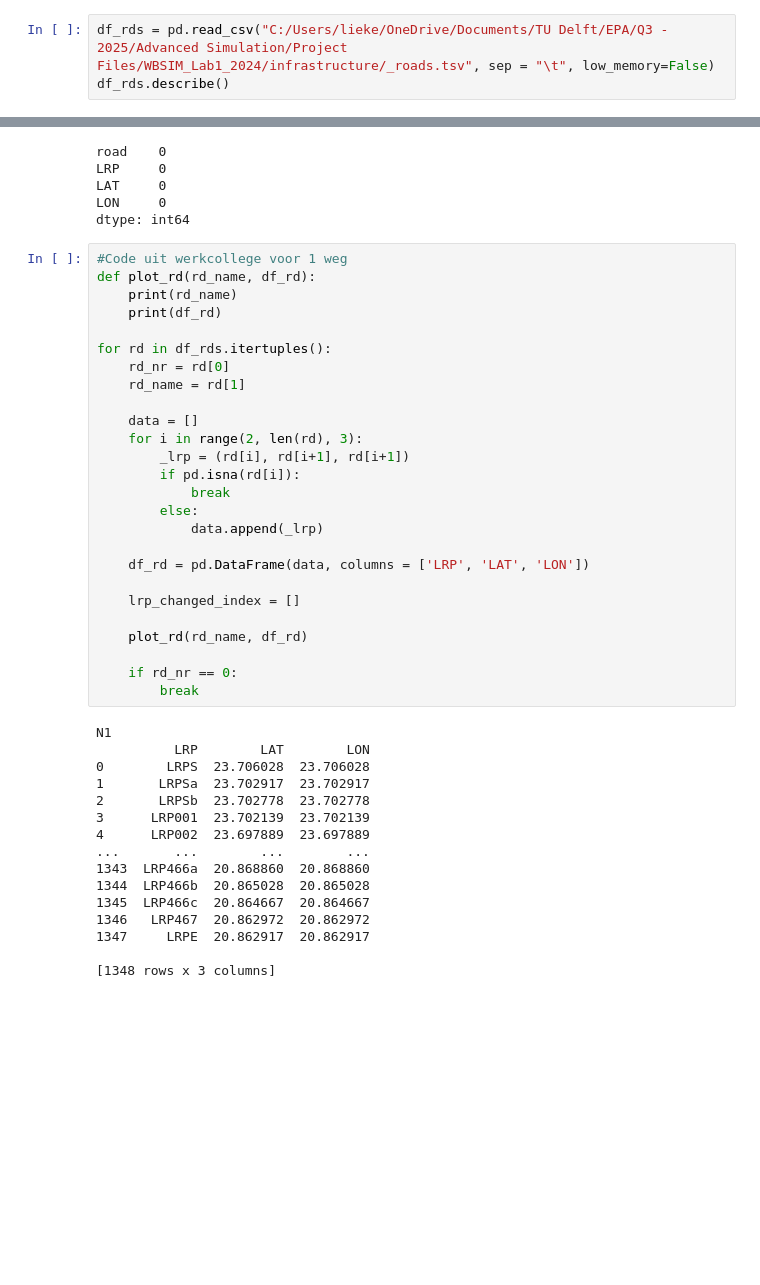
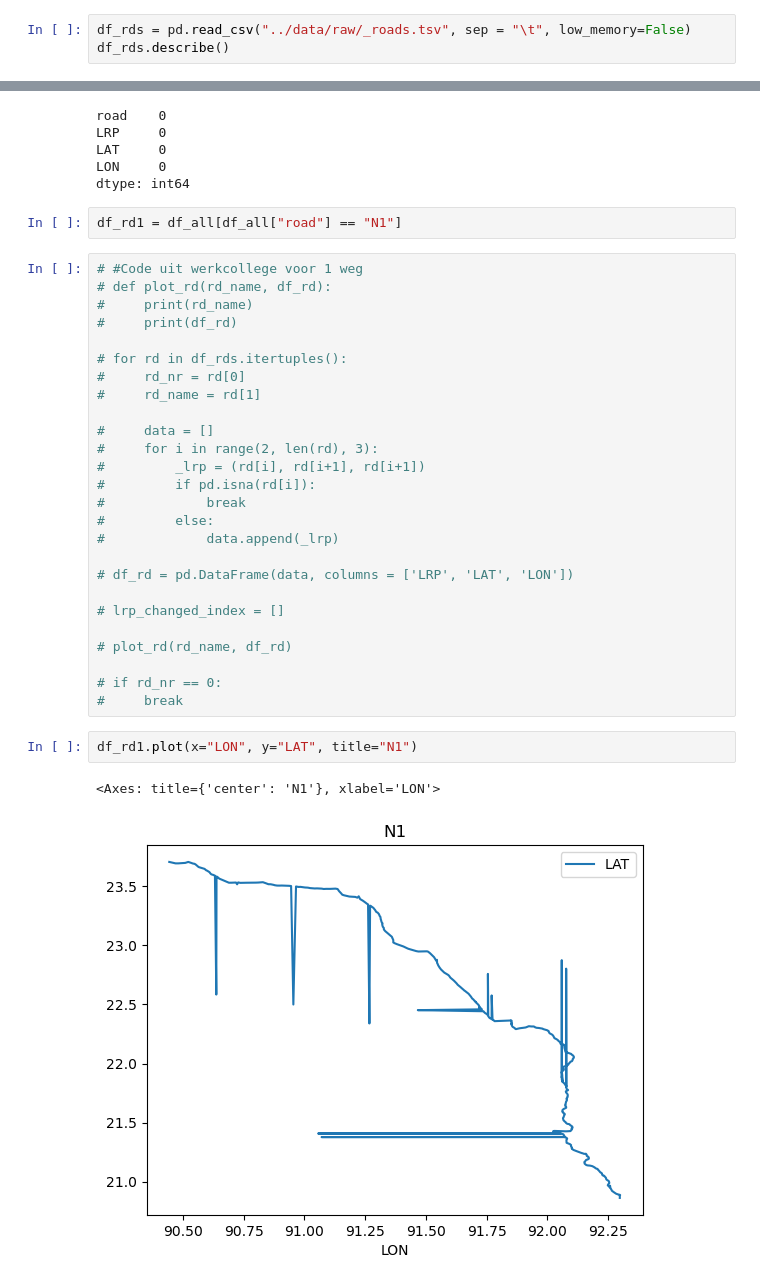
Before and after one commit to nielsvdd42/EPA133A-Advanced-Simulation-Group-1, a Jupyter notebook: Assignment 1/EPA133a-G01-A1/notebook/data_long_format_as.ipynb, the cells around one changed output, grey strips where cells are left out. Saved outputs shown, nothing was run; the diff lists cells and outputs as text; blank space fills up the shorter version.

Commit message:
n1 plotting code fixed

```diff
--- a/Assignment 1/EPA133a-G01-A1/notebook/data_long_format_as.ipynb
+++ b/Assignment 1/EPA133a-G01-A1/notebook/data_long_format_as.ipynb
@@ -3,7 +3,7 @@ import numpy as np
 import pandas as pd
 import matplotlib.pyplot as plt
 # %%
-df_rds = pd.read_csv("C:/Users/lieke/OneDrive/Documents/TU Delft/EPA/Q3 - 2025/Advanced Simulation/Project Files/WBSIM_Lab1_2024/infrastructure/_roads.tsv", sep = "\t", low_memory=False)
+df_rds = pd.read_csv("../data/raw/_roads.tsv", sep = "\t", low_memory=False)
 df_rds.describe()
 # %% [output]
 |  | lat1 | lon1 | lat2 | lon2 | Unnamed: 8 | Unnamed: 9 | Unnamed: 11 | Unnamed: 12 | Unnamed: 14 | ... |
@@ -78,45 +78,36 @@ LRP     0
 LAT     0
 LON     0
 dtype: int64
+# %%
+df_rd1 = df_all[df_all["road"] == "N1"]
 # %%
-#Code uit werkcollege voor 1 weg
-def plot_rd(rd_name, df_rd):
-    print(rd_name)
-    print(df_rd)
+# #Code uit werkcollege voor 1 weg
+# def plot_rd(rd_name, df_rd):
+#     print(rd_name)
+#     print(df_rd)
 
-for rd in df_rds.itertuples():
-    rd_nr = rd[0]
-    rd_name = rd[1]
+# for rd in df_rds.itertuples():
+#     rd_nr = rd[0]
+#     rd_name = rd[1]
 
-    data = []
-    for i in range(2, len(rd), 3):
-        _lrp = (rd[i], rd[i+1], rd[i+1])
-        if pd.isna(rd[i]):
-            break
-        else:
-            data.append(_lrp)
+#     data = []
+#     for i in range(2, len(rd), 3):
+#         _lrp = (rd[i], rd[i+1], rd[i+1])
+#         if pd.isna(rd[i]):
+#             break
+#         else:
+#             data.append(_lrp)
 
-    df_rd = pd.DataFrame(data, columns = ['LRP', 'LAT', 'LON'])
+# df_rd = pd.DataFrame(data, columns = ['LRP', 'LAT', 'LON'])
 
-    lrp_changed_index = []
+# lrp_changed_index = []
 
-    plot_rd(rd_name, df_rd)
+# plot_rd(rd_name, df_rd)
 
-    if rd_nr == 0:
-        break
+# if rd_nr == 0:
+#     break
-# %% [output]
-N1
-          LRP        LAT        LON
-0        LRPS  23.706028  23.706028
-1       LRPSa  23.702917  23.702917
-2       LRPSb  23.702778  23.702778
-3      LRP001  23.702139  23.702139
-4      LRP002  23.697889  23.697889
-...       ...        ...        ...
-1343  LRP466a  20.868860  20.868860
-1344  LRP466b  20.865028  20.865028
-1345  LRP466c  20.864667  20.864667
-1346   LRP467  20.862972  20.862972
-1347     LRPE  20.862917  20.862917
-
-[1348 rows x 3 columns]
+# %%
+df_rd1.plot(x="LON", y="LAT", title="N1")
+# %% [output]
+<Axes: title={'center': 'N1'}, xlabel='LON'>
+[figure, added]
```
